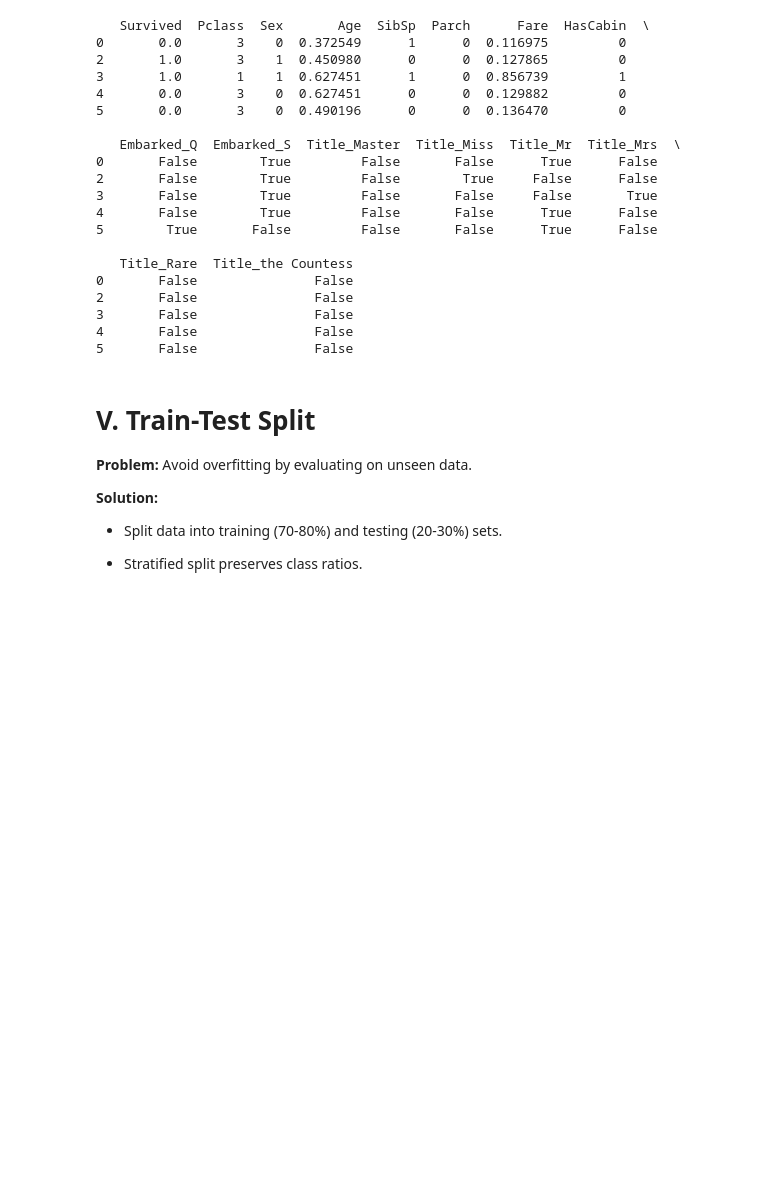
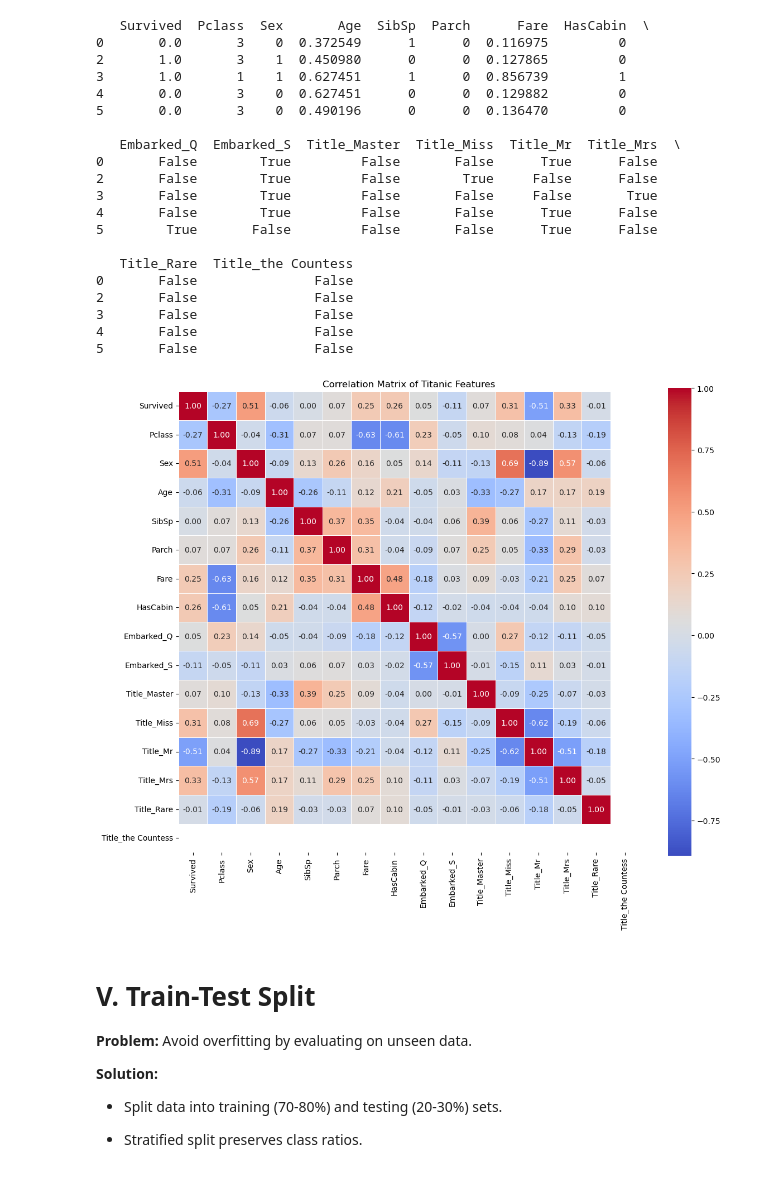
Before and after one commit to michael-099/iCogLabs-training-tasks, a Jupyter notebook: Exploratory Data Analysis (EDA)/Titanic Survival EDA/Titanic_survival_ESA.ipynb, the cells around one changed output. Saved outputs shown, nothing was run; the diff lists cells and outputs as text; code cells hidden in the pictures; blank space fills up the shorter version.

```diff
--- a/Exploratory Data Analysis (EDA)/Titanic Survival EDA/Titanic_survival_ESA.ipynb
+++ b/Exploratory Data Analysis (EDA)/Titanic Survival EDA/Titanic_survival_ESA.ipynb
@@ -269,6 +269,19 @@ print(df.head())
 3       False               False
 4       False               False
 5       False               False
+# %%
+import matplotlib.pyplot as plt
+
+corr_matrix = df.corr()
+
+# Step 2: Plot the heatmap
+plt.figure(figsize=(12, 10))
+sns.heatmap(corr_matrix, annot=True, fmt=".2f", cmap="coolwarm", square=True, linewidths=0.5)
+plt.title("Correlation Matrix of Titanic Features")
+plt.tight_layout()
+plt.show()
+# %% [output]
+[figure, added]
 # %% [markdown]
 # **V. Train-Test Split**
 
```
Also changed, not shown: parts of 3 cells of this notebook, 3 other files.
